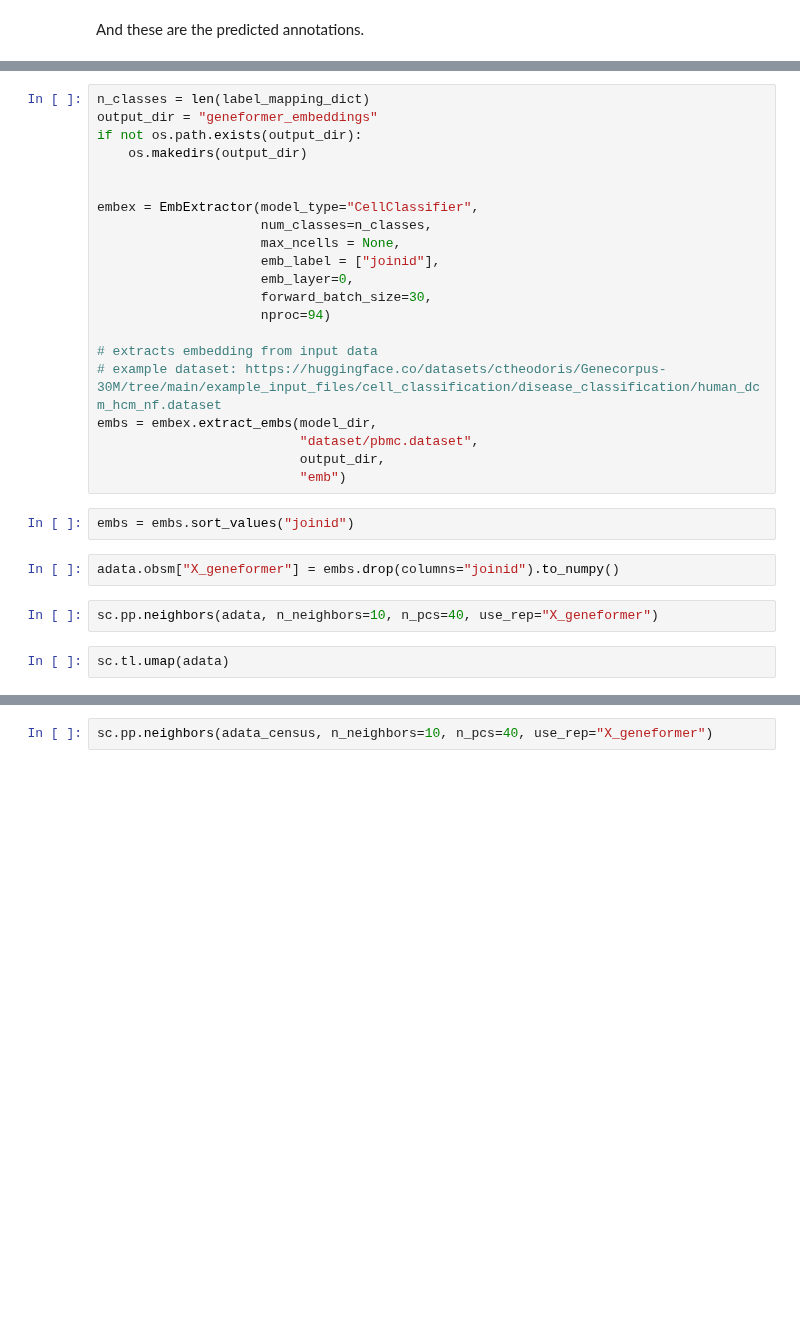
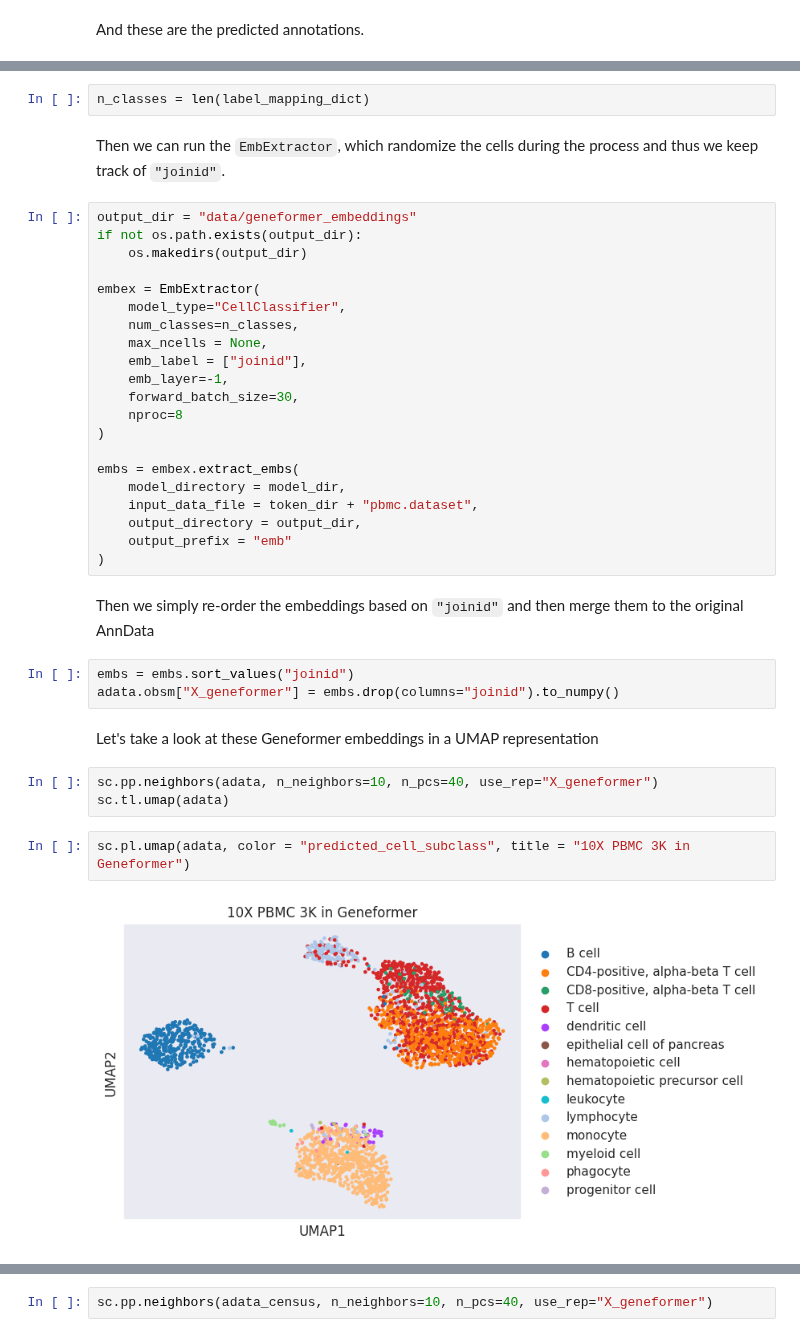
Before and after one commit to chanzuckerberg/cellxgene-census, a Jupyter notebook: api/python/notebooks/analysis_demo/comp_bio_geneformer_prediction.ipynb, the cells around one changed output, grey strips where cells are left out. Saved outputs shown, nothing was run; the diff lists cells and outputs as text; blank space fills up the shorter version.

```diff
--- a/api/python/notebooks/analysis_demo/comp_bio_geneformer_prediction.ipynb
+++ b/api/python/notebooks/analysis_demo/comp_bio_geneformer_prediction.ipynb
@@ -210,29 +224,39 @@ Project data into embedding
 # %%
 n_classes = len(label_mapping_dict)
-output_dir = "geneformer_embeddings"
-if not os.path.exists(output_dir):
-    os.makedirs(output_dir)
-
-
-embex = EmbExtractor(model_type="CellClassifier",
-                     num_classes=n_classes,
-                     max_ncells = None,
-                     emb_label = ["joinid"],
-                     emb_layer=0,
-                     forward_batch_size=30,
-                     nproc=94)
-
-# extracts embedding from input data
-# example dataset: https://huggingface.co/datasets/ctheodoris/Genecorpus-30M/tree/main/example_input_files/cell_classification/disease_classification/human_dcm_hcm_nf.dataset
-embs = embex.extract_embs(model_dir,
-                          "dataset/pbmc.dataset",
-                          output_dir,
-                          "emb")
+# %% [markdown]
+Then we can run the `EmbExtractor`, which randomize the cells during the process and thus we keep track of `"joinid"`.
+# %%
+output_dir = "data/geneformer_embeddings"
+if not os.path.exists(output_dir):
+    os.makedirs(output_dir)
+
+embex = EmbExtractor(
+    model_type="CellClassifier",
+    num_classes=n_classes,
+    max_ncells = None,
+    emb_label = ["joinid"],
+    emb_layer=-1,
+    forward_batch_size=30,
+    nproc=8
+)
+
+embs = embex.extract_embs(
+    model_directory = model_dir,
+    input_data_file = token_dir + "pbmc.dataset",
+    output_directory = output_dir,
+    output_prefix = "emb"
+)
+# %% [markdown]
+Then we simply re-order the embeddings based on `"joinid"` and then merge them to the original AnnData
 # %%
 embs = embs.sort_values("joinid")
+adata.obsm["X_geneformer"] = embs.drop(columns="joinid").to_numpy()
-# %%
-adata.obsm["X_geneformer"] = embs.drop(columns="joinid").to_numpy()
+# %% [markdown]
+Let's take a look at these Geneformer embeddings in a UMAP representation
 # %%
 sc.pp.neighbors(adata, n_neighbors=10, n_pcs=40, use_rep="X_geneformer")
+sc.tl.umap(adata)
 # %%
-sc.tl.umap(adata)
+sc.pl.umap(adata, color = "predicted_cell_subclass", title = "10X PBMC 3K in Geneformer")
+# %% [output]
+[figure, added]
```
Also changed, not shown: parts of 33 cells of this notebook.
